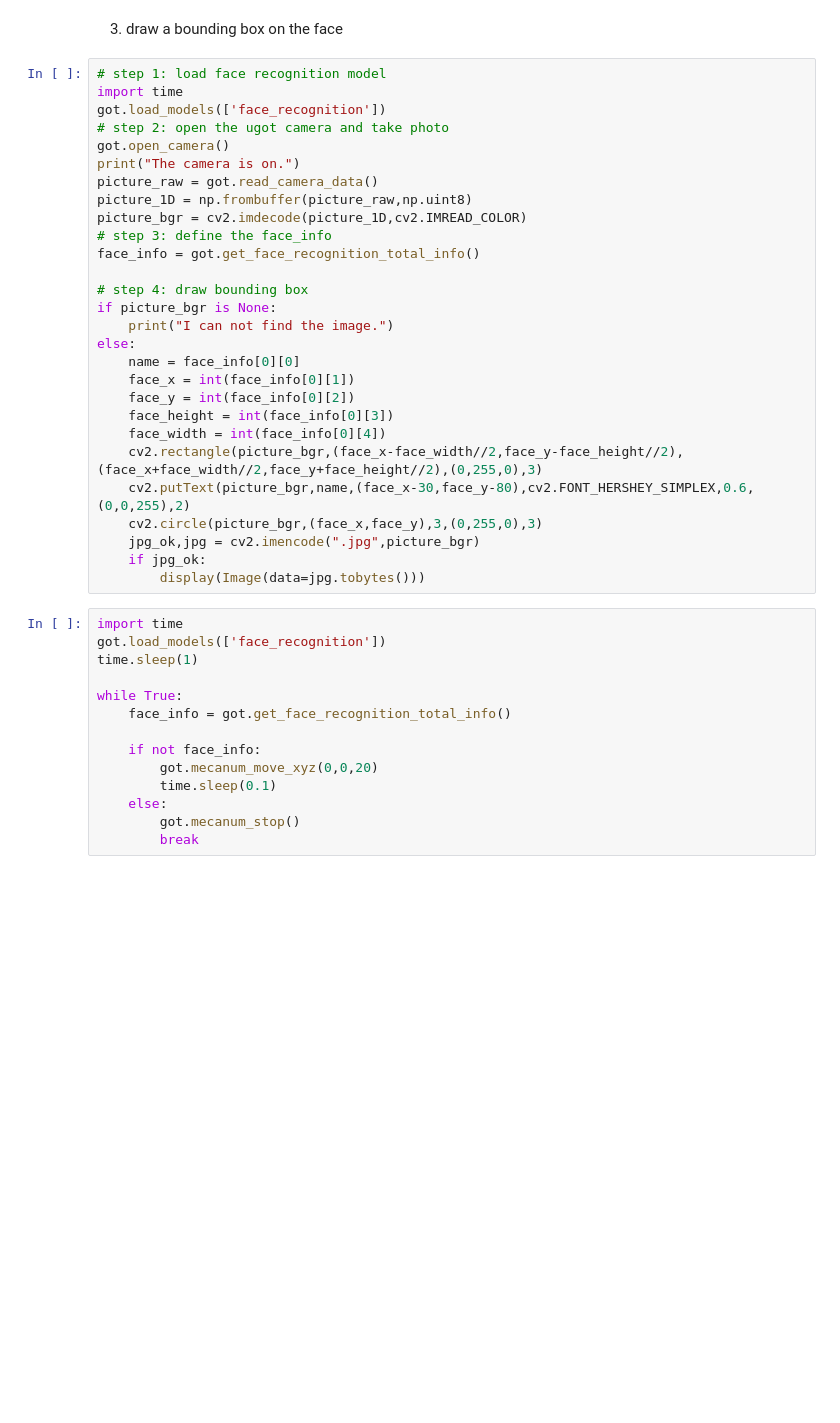
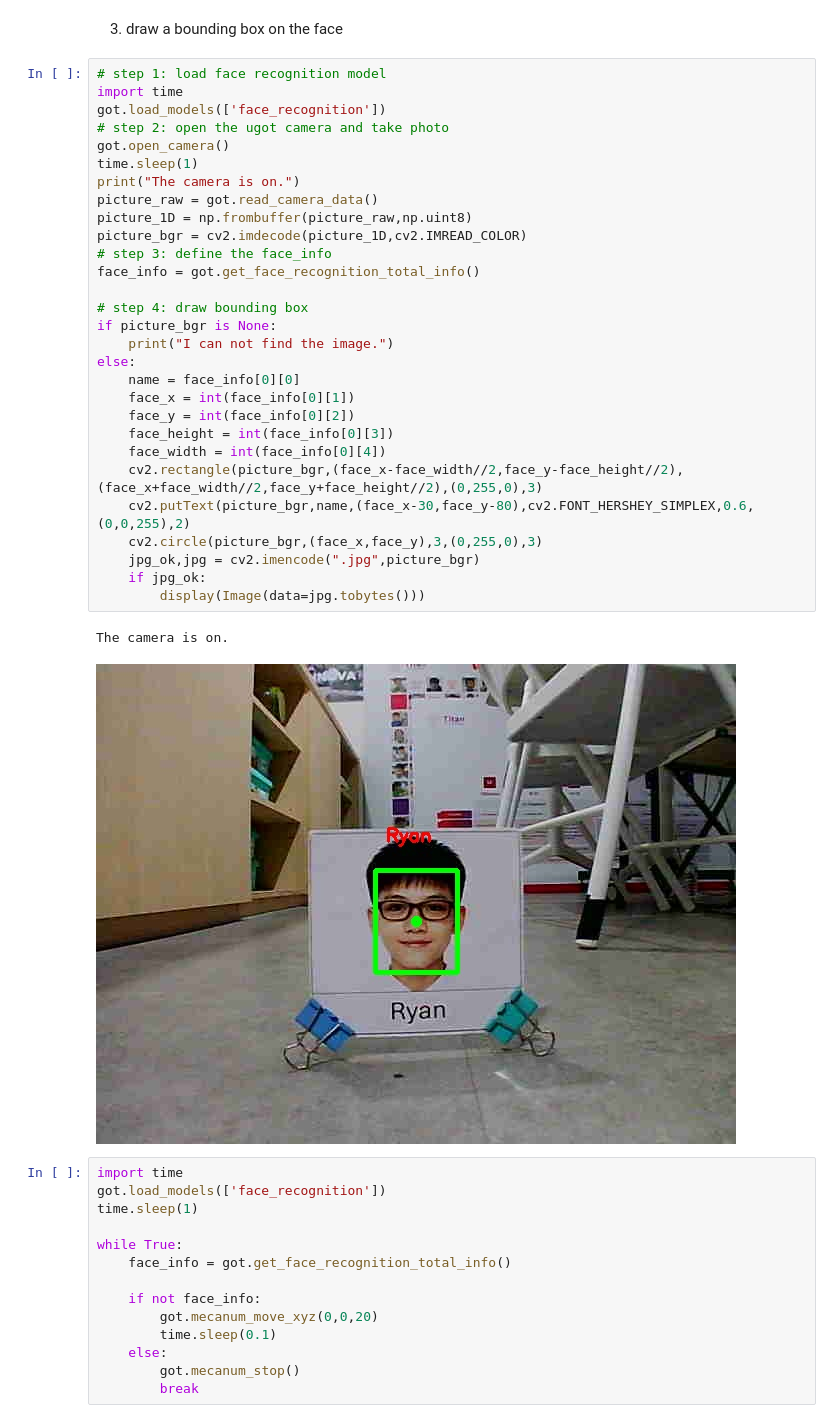
Before and after one commit to mblijian/VS-Code, a Jupyter notebook: L4T1/L4210T4_Wed_4pm.ipynb, the cells around one changed output. Saved outputs shown, nothing was run; the diff lists cells and outputs as text; blank space fills up the shorter version.

```diff
--- a/L4T1/L4210T4_Wed_4pm.ipynb
+++ b/L4T1/L4210T4_Wed_4pm.ipynb
@@ -1397,31 +1401,35 @@ for i in range(5):
 # %%
 # step 1: load face recognition model
 import time
 got.load_models(['face_recognition'])
 # step 2: open the ugot camera and take photo
 got.open_camera()
+time.sleep(1)
 print("The camera is on.")
 picture_raw = got.read_camera_data()
 picture_1D = np.frombuffer(picture_raw,np.uint8)
 picture_bgr = cv2.imdecode(picture_1D,cv2.IMREAD_COLOR)
 # step 3: define the face_info
 face_info = got.get_face_recognition_total_info()
 
 # step 4: draw bounding box
 if picture_bgr is None:
     print("I can not find the image.")
 else:
     name = face_info[0][0]
     face_x = int(face_info[0][1])
     face_y = int(face_info[0][2])
     face_height = int(face_info[0][3])
     face_width = int(face_info[0][4])
     cv2.rectangle(picture_bgr,(face_x-face_width//2,face_y-face_height//2),(face_x+face_width//2,face_y+face_height//2),(0,255,0),3)
     cv2.putText(picture_bgr,name,(face_x-30,face_y-80),cv2.FONT_HERSHEY_SIMPLEX,0.6,(0,0,255),2)
     cv2.circle(picture_bgr,(face_x,face_y),3,(0,255,0),3)
     jpg_ok,jpg = cv2.imencode(".jpg",picture_bgr)
     if jpg_ok:
         display(Image(data=jpg.tobytes()))
+# %% [output]
+The camera is on.
+[figure, added]
 # %%
 import time
 got.load_models(['face_recognition'])
```
Also changed, not shown: parts of 3 cells of this notebook, 4 other files.
